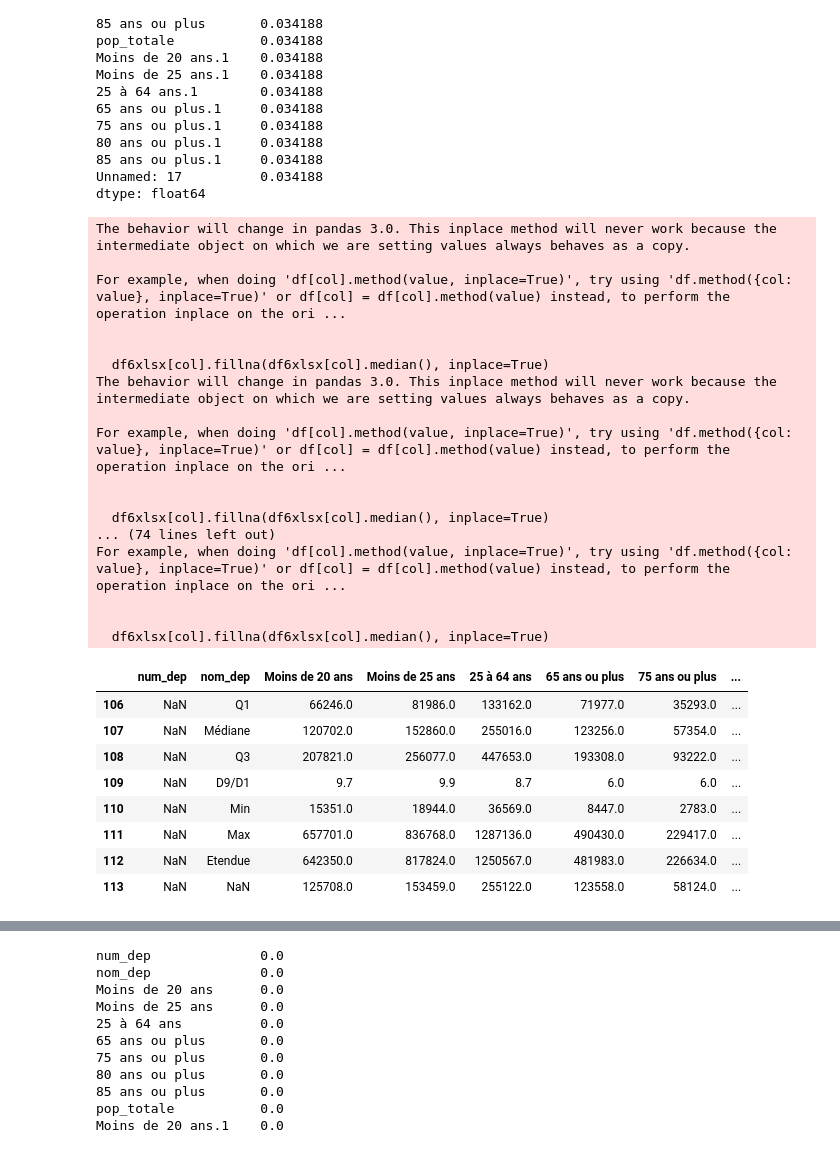
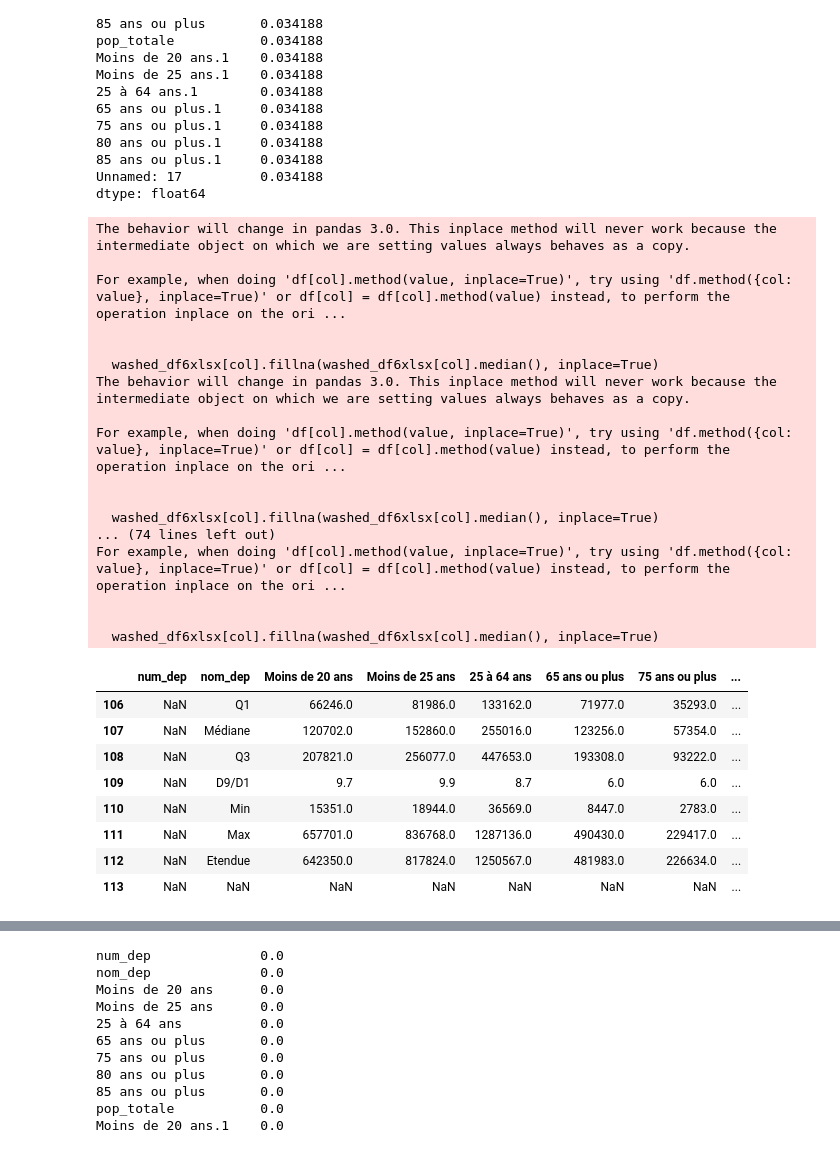
Before and after one commit to gabrielfrancois/DS_Covid, a Jupyter notebook: data_preprocessing_gab.ipynb, the cells around one changed output, grey strips where cells are left out. Cells and saved outputs as stored; diff of their text form; code cells hidden in the pictures.

Commit message:
https://data.drees.solidarites-sante.gouv.fr/api/datasets/1.0/601_indicateurs-de-contexte/attachments/c02_isd_indice_de_vieillissement_xlsx/ Lavé

```diff
--- a/data_preprocessing_gab.ipynb
+++ b/data_preprocessing_gab.ipynb
@@ -43,6 +30,6 @@ df6xlsx.head(5)
 | 4 | 05 | Hautes-Alpes | 27874.0 | 33506.0 | 68377.0 | 39778.0 | 19651.0 | ... |
 # %%
 """ On rennome les colonnes"""
-df6xlsx.rename(columns = {"Unnamed: 0" : "num_dep", "Unnamed: 1" : "nom_dep", "Unnamed: 9" : "pop_totale"}, inplace=True)
+washed_df6xlsx = df6xlsx.rename(columns = {"Unnamed: 0" : "num_dep", "Unnamed: 1" : "nom_dep", "Unnamed: 9" : "pop_totale"})
 # %%
 """ On regarde la proportion de valeur manquante"""
@@ -70,37 +57,37 @@ dtype: float64
 # %%
 """On remplace les colonnes de type int ou float manquantes par la médiane"""
 
-for col in df6xlsx.select_dtypes(["int64", "float64"]).columns :
-    df6xlsx[col].fillna(df6xlsx[col].median(), inplace=True)
+for col in washed_df6xlsx.select_dtypes(["int64", "float64"]).columns :
+    washed_df6xlsx[col].fillna(washed_df6xlsx[col].median(), inplace=True)
 # %% [output]
 The behavior will change in pandas 3.0. This inplace method will never work because the intermediate object on which we are setting values always behaves as a copy.
 
 For example, when doing 'df[col].method(value, inplace=True)', try using 'df.method({col: value}, inplace=True)' or df[col] = df[col].method(value) instead, to perform the operation inplace on the ori ...
 
 
-  df6xlsx[col].fillna(df6xlsx[col].median(), inplace=True)
+  washed_df6xlsx[col].fillna(washed_df6xlsx[col].median(), inplace=True)
 The behavior will change in pandas 3.0. This inplace method will never work because the intermediate object on which we are setting values always behaves as a copy.
 
 For example, when doing 'df[col].method(value, inplace=True)', try using 'df.method({col: value}, inplace=True)' or df[col] = df[col].method(value) instead, to perform the operation inplace on the ori ...
 
 
-  df6xlsx[col].fillna(df6xlsx[col].median(), inplace=True)
+  washed_df6xlsx[col].fillna(washed_df6xlsx[col].median(), inplace=True)
 ... (74 lines left out)
 For example, when doing 'df[col].method(value, inplace=True)', try using 'df.method({col: value}, inplace=True)' or df[col] = df[col].method(value) instead, to perform the operation inplace on the ori ...
 
 
-  df6xlsx[col].fillna(df6xlsx[col].median(), inplace=True)
+  washed_df6xlsx[col].fillna(washed_df6xlsx[col].median(), inplace=True)
 # %%
 """ On observe qu'à partir de la ligne 106, ça n'a plus d'întérêt donc on supprime """
-df6xlsx.loc[df6xlsx["num_dep"].isna() | (df6xlsx["num_dep"] == 0)]
+washed_df6xlsx.loc[washed_df6xlsx["num_dep"].isna() | (washed_df6xlsx["num_dep"] == 0)]
 # %% [output]
 |  | num_dep | nom_dep | Moins de 20 ans | Moins de 25 ans | 25 à 64 ans | 65 ans ou plus | 75 ans ou plus | ... |
 | 106 | NaN | Q1 | 66246.0 | 81986.0 | 133162.0 | 71977.0 | 35293.0 | ... |
 | 107 | NaN | Médiane | 120702.0 | 152860.0 | 255016.0 | 123256.0 | 57354.0 | ... |
 | 108 | NaN | Q3 | 207821.0 | 256077.0 | 447653.0 | 193308.0 | 93222.0 | ... |
 | 109 | NaN | D9/D1 | 9.7 | 9.9 | 8.7 | 6.0 | 6.0 | ... |
 | 110 | NaN | Min | 15351.0 | 18944.0 | 36569.0 | 8447.0 | 2783.0 | ... |
 | 111 | NaN | Max | 657701.0 | 836768.0 | 1287136.0 | 490430.0 | 229417.0 | ... |
 | 112 | NaN | Etendue | 642350.0 | 817824.0 | 1250567.0 | 481983.0 | 226634.0 | ... |
-| 113 | NaN | NaN | 125708.0 | 153459.0 | 255122.0 | 123558.0 | 58124.0 | ... |
+| 113 | NaN | NaN | NaN | NaN | NaN | NaN | NaN | ... |
 # %%
```
Also changed, not shown: parts of 11 cells of this notebook.
